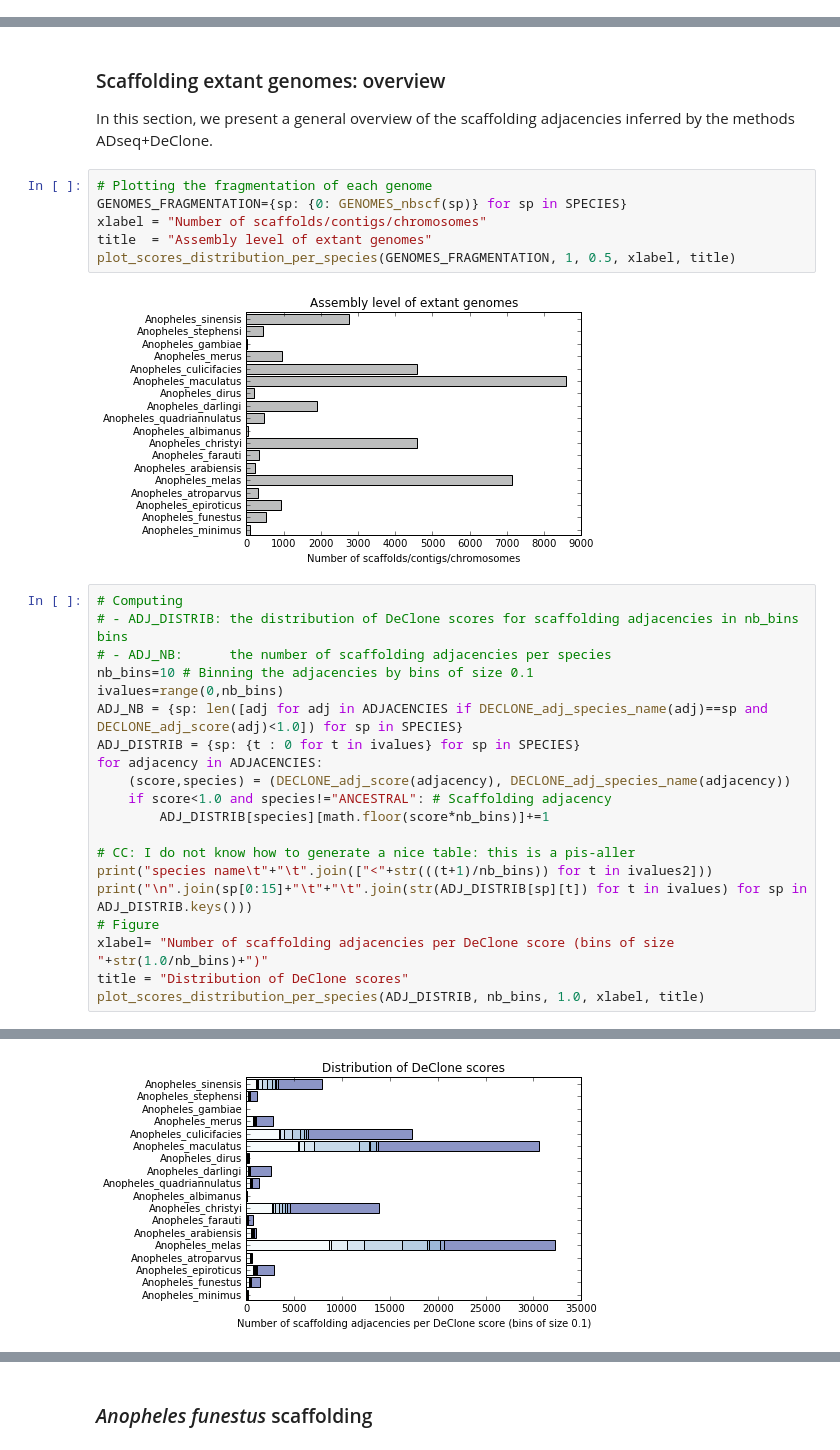
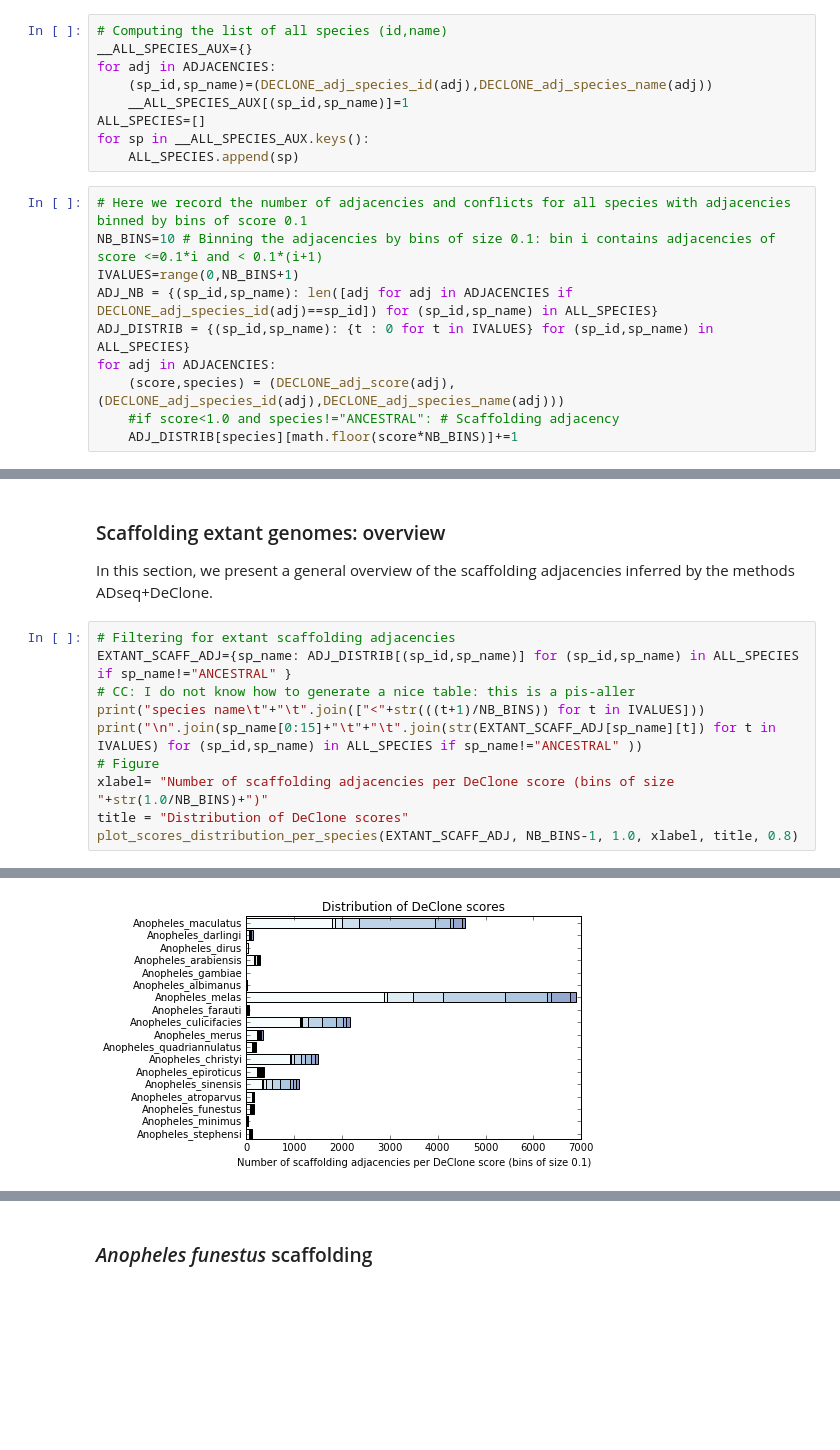
Before and after one commit to YoannAnselmetti/ADseq_Anopheles, a Jupyter notebook: Anopheles phylogenetic scaffolding.ipynb, the cells around one changed output, grey strips where cells are left out. Drawn from its saved outputs; the diff is of its cells as text; blank space fills up the shorter version.

```diff
--- a/Anopheles phylogenetic scaffolding.ipynb
+++ b/Anopheles phylogenetic scaffolding.ipynb
@@ -24,3 +78,22 @@ import matplotlib, matplotlib.pyplot as plt
+# %%
+# Computing the list of all species (id,name)
+__ALL_SPECIES_AUX={}
+for adj in ADJACENCIES:
+    (sp_id,sp_name)=(DECLONE_adj_species_id(adj),DECLONE_adj_species_name(adj))
+    __ALL_SPECIES_AUX[(sp_id,sp_name)]=1
+ALL_SPECIES=[]
+for sp in __ALL_SPECIES_AUX.keys():
+    ALL_SPECIES.append(sp)
+# %%
+# Here we record the number of adjacencies and conflicts for all species with adjacencies binned by bins of score 0.1
+NB_BINS=10 # Binning the adjacencies by bins of size 0.1: bin i contains adjacencies of score <=0.1*i and < 0.1*(i+1)
+IVALUES=range(0,NB_BINS+1)
+ADJ_NB = {(sp_id,sp_name): len([adj for adj in ADJACENCIES if DECLONE_adj_species_id(adj)==sp_id]) for (sp_id,sp_name) in ALL_SPECIES}
+ADJ_DISTRIB = {(sp_id,sp_name): {t : 0 for t in IVALUES} for (sp_id,sp_name) in ALL_SPECIES}
+for adj in ADJACENCIES:
+    (score,species) = (DECLONE_adj_score(adj), (DECLONE_adj_species_id(adj),DECLONE_adj_species_name(adj)))
+    #if score<1.0 and species!="ANCESTRAL": # Scaffolding adjacency
+    ADJ_DISTRIB[species][math.floor(score*NB_BINS)]+=1
 # %% [markdown]
 ### Gene trees
 
@@ -44,32 +102,14 @@ ADJACENCIES=DECLONE_adjacencies_list() # List of all adjacencies
 ### Scaffolding extant genomes: overview
 
 In this section, we present a general overview of the scaffolding adjacencies inferred by the methods ADseq+DeClone.
-# %%
-# Plotting the fragmentation of each genome
-GENOMES_FRAGMENTATION={sp: {0: GENOMES_nbscf(sp)} for sp in SPECIES}
-xlabel = "Number of scaffolds/contigs/chromosomes"
-title  = "Assembly level of extant genomes"
-plot_scores_distribution_per_species(GENOMES_FRAGMENTATION, 1, 0.5, xlabel, title)
-# %% [output]
-[figure, removed]
 # %%
-# Computing
-# - ADJ_DISTRIB: the distribution of DeClone scores for scaffolding adjacencies in nb_bins bins
-# - ADJ_NB:      the number of scaffolding adjacencies per species
-nb_bins=10 # Binning the adjacencies by bins of size 0.1
-ivalues=range(0,nb_bins)
-ADJ_NB = {sp: len([adj for adj in ADJACENCIES if DECLONE_adj_species_name(adj)==sp and DECLONE_adj_score(adj)<1.0]) for sp in SPECIES}
-ADJ_DISTRIB = {sp: {t : 0 for t in ivalues} for sp in SPECIES}
-for adjacency in ADJACENCIES:
-    (score,species) = (DECLONE_adj_score(adjacency), DECLONE_adj_species_name(adjacency))
-    if score<1.0 and species!="ANCESTRAL": # Scaffolding adjacency
-        ADJ_DISTRIB[species][math.floor(score*nb_bins)]+=1
-
+# Filtering for extant scaffolding adjacencies
+EXTANT_SCAFF_ADJ={sp_name: ADJ_DISTRIB[(sp_id,sp_name)] for (sp_id,sp_name) in ALL_SPECIES if sp_name!="ANCESTRAL" }
 # CC: I do not know how to generate a nice table: this is a pis-aller
-print("species name\t"+"\t".join(["<"+str(((t+1)/nb_bins)) for t in ivalues2]))
-print("\n".join(sp[0:15]+"\t"+"\t".join(str(ADJ_DISTRIB[sp][t]) for t in ivalues) for sp in ADJ_DISTRIB.keys()))
+print("species name\t"+"\t".join(["<"+str(((t+1)/NB_BINS)) for t in IVALUES]))
+print("\n".join(sp_name[0:15]+"\t"+"\t".join(str(EXTANT_SCAFF_ADJ[sp_name][t]) for t in IVALUES) for (sp_id,sp_name) in ALL_SPECIES if sp_name!="ANCESTRAL" ))
 # Figure
-xlabel= "Number of scaffolding adjacencies per DeClone score (bins of size "+str(1.0/nb_bins)+")"
+xlabel= "Number of scaffolding adjacencies per DeClone score (bins of size "+str(1.0/NB_BINS)+")"
 title = "Distribution of DeClone scores"
-plot_scores_distribution_per_species(ADJ_DISTRIB, nb_bins, 1.0, xlabel, title)
+plot_scores_distribution_per_species(EXTANT_SCAFF_ADJ, NB_BINS-1, 1.0, xlabel, title, 0.8)
 # %% [output]
@@ -95,2 +135,2 @@ Anopheles_sinen 990     63      198     360     489     603     246     132
-[figure, old version]
+[figure, new version]
 # %% [markdown]
```
Also changed, not shown: parts of 21 cells of this notebook.
